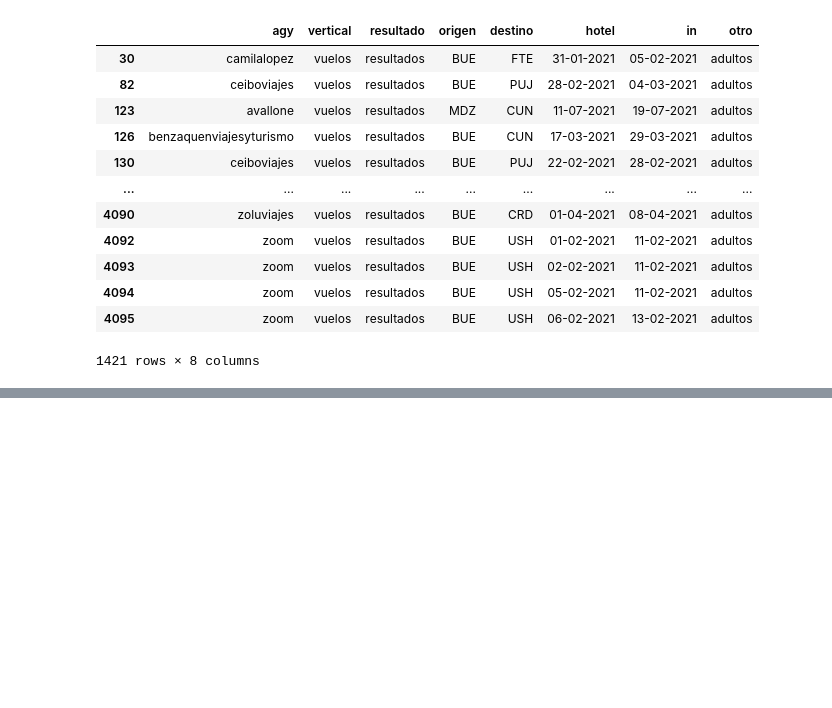
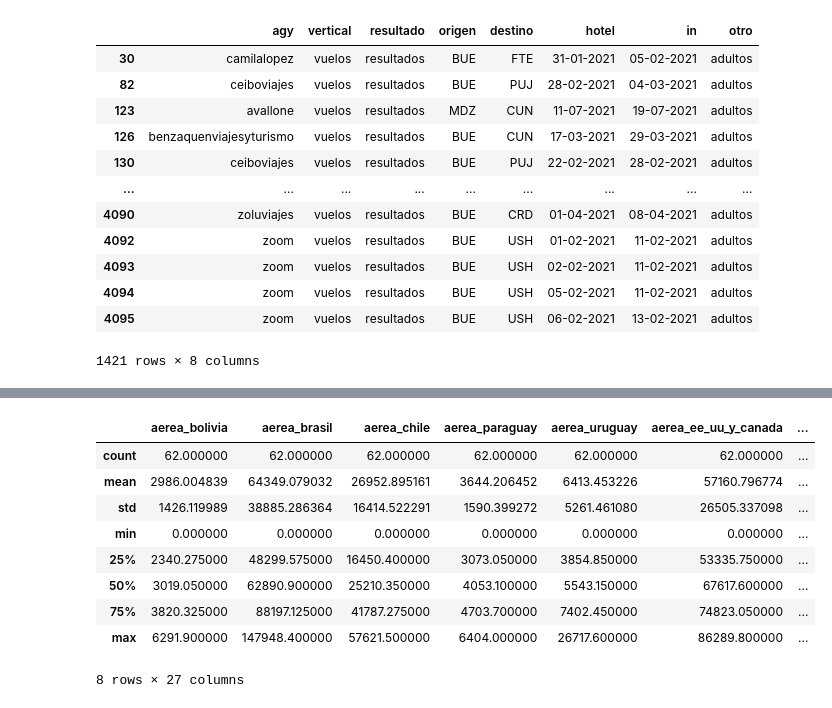
Before and after one commit to MarcoCenturion/Bash_data_analytics, a Jupyter notebook: sed cut tr python.ipynb, the cells around one changed output, grey strips where cells are left out. Cells and saved outputs as stored; diff of their text form; code cells hidden in the pictures; blank space fills up the shorter version.

```diff
--- a/sed cut tr python.ipynb
+++ b/sed cut tr python.ipynb
@@ -710,0 +724,13 @@ vuelos.dropna()
+# %%
+destinos.describe()
+# %% [output]
+|  | aerea_bolivia | aerea_brasil | aerea_chile | aerea_paraguay | aerea_uruguay | aerea_ee_uu_y_canada | ... |
+| count | 62.000000 | 62.000000 | 62.000000 | 62.000000 | 62.000000 | 62.000000 | ... |
+| mean | 2986.004839 | 64349.079032 | 26952.895161 | 3644.206452 | 6413.453226 | 57160.796774 | ... |
+| std | 1426.119989 | 38885.286364 | 16414.522291 | 1590.399272 | 5261.461080 | 26505.337098 | ... |
+| min | 0.000000 | 0.000000 | 0.000000 | 0.000000 | 0.000000 | 0.000000 | ... |
+| 25% | 2340.275000 | 48299.575000 | 16450.400000 | 3073.050000 | 3854.850000 | 53335.750000 | ... |
+| 50% | 3019.050000 | 62890.900000 | 25210.350000 | 4053.100000 | 5543.150000 | 67617.600000 | ... |
+| 75% | 3820.325000 | 88197.125000 | 41787.275000 | 4703.700000 | 7402.450000 | 74823.050000 | ... |
+| max | 6291.900000 | 147948.400000 | 57621.500000 | 6404.000000 | 26717.600000 | 86289.800000 | ... |
+8 rows × 27 columns
```
Also changed, not shown: parts of 16 cells of this notebook, 1 other file.
